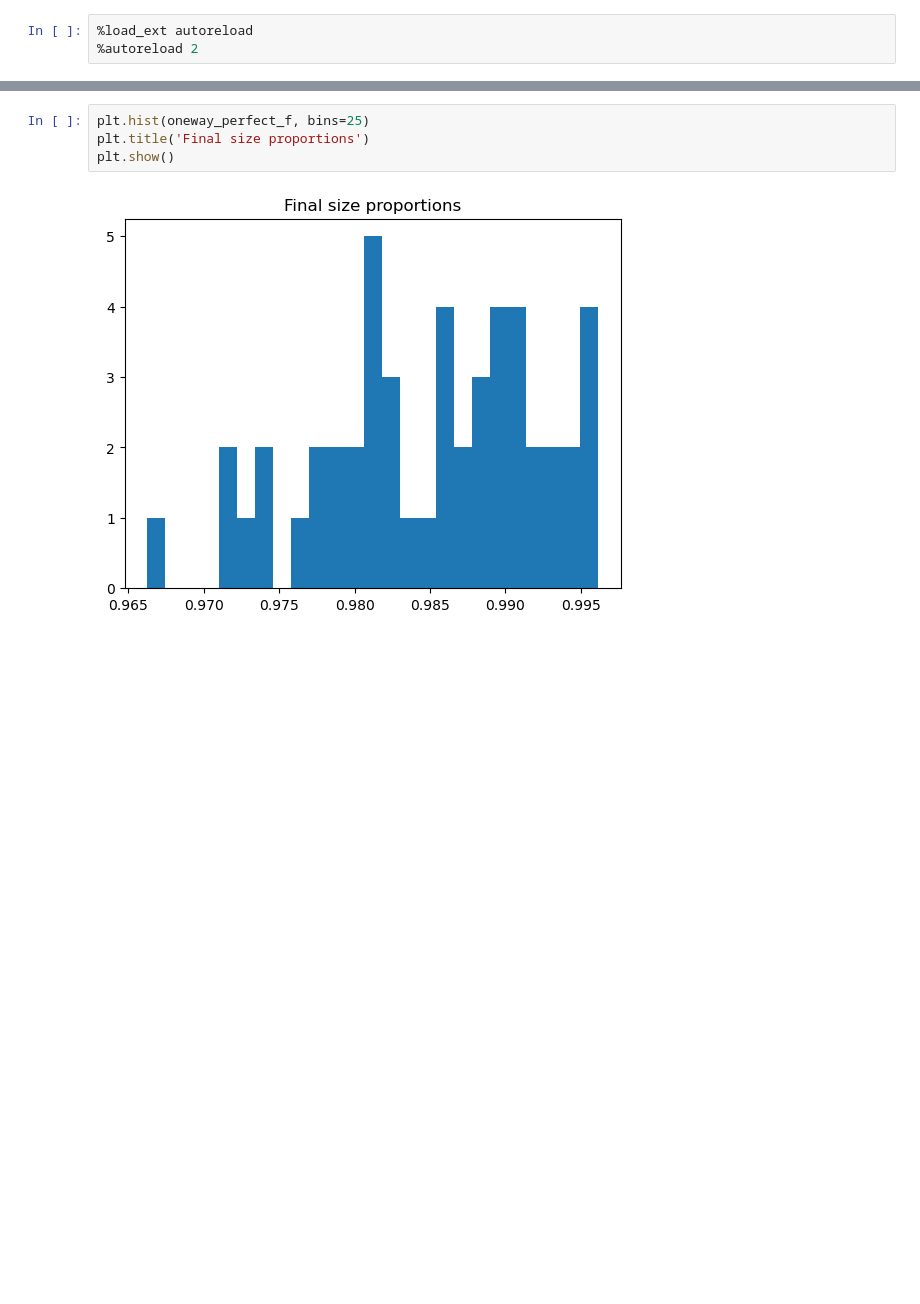
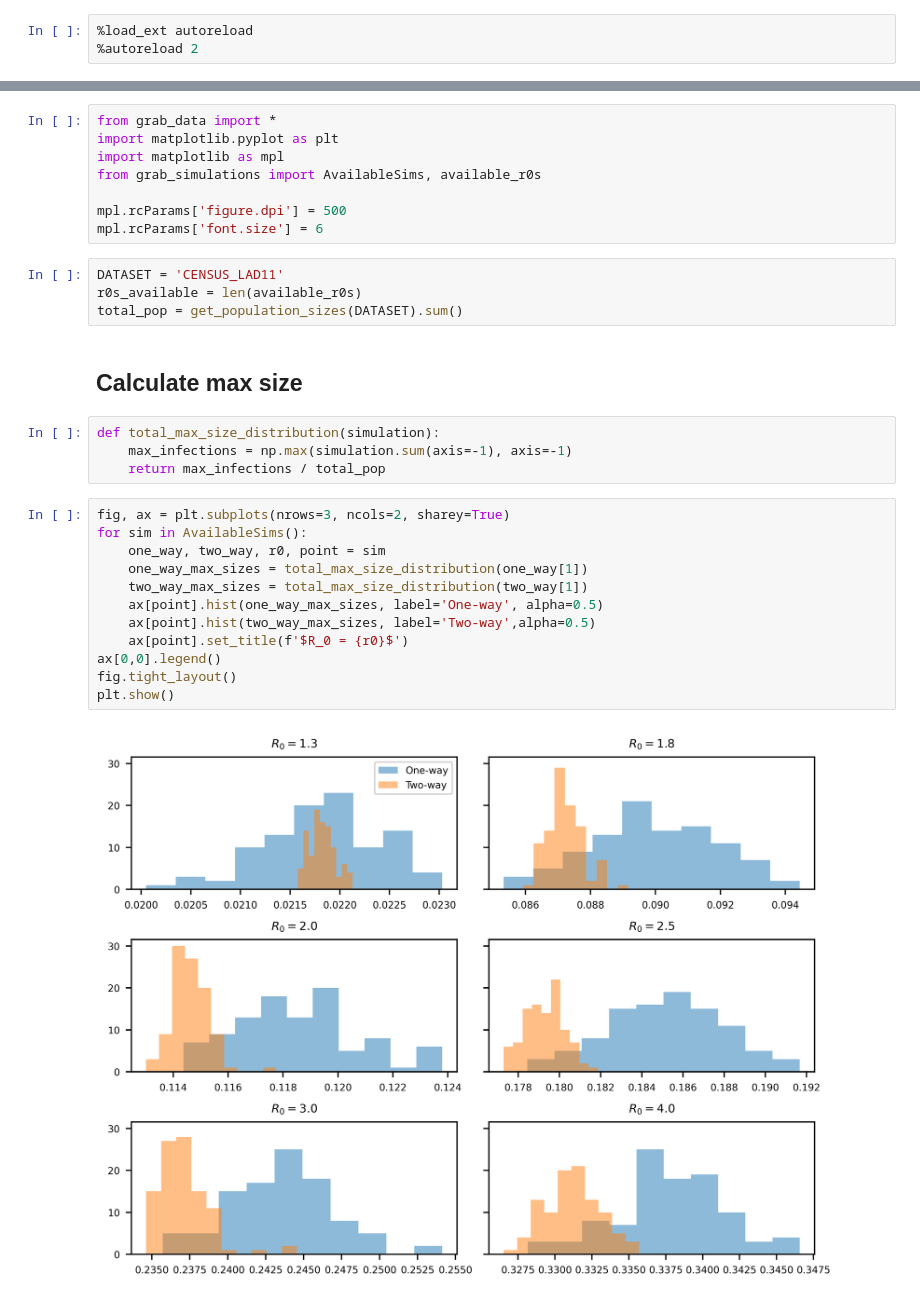
Before and after one commit to joel-winterton/CommutersAndEpidemics, a Jupyter notebook: distinguishability/04. peak_size_comparison.ipynb, the cells around one changed output, grey strips where cells are left out. Saved outputs shown, nothing was run; the diff lists cells and outputs as text; blank space fills up the shorter version.

Commit message:
feat: two-way simulations and results

```diff
--- a/distinguishability/04. peak_size_comparison.ipynb
+++ b/distinguishability/04. peak_size_comparison.ipynb
@@ -37,6 +6,32 @@ oneway_perfect_f = s[:, -1,...].sum(axis=(1,2))/total_pop
-# %%
-plt.hist(oneway_perfect_f, bins=25)
-plt.title('Final size proportions')
-plt.show()
-# %% [output]
-[figure, removed]
+# %%
+from grab_data import *
+import matplotlib.pyplot as plt
+import matplotlib as mpl
+from grab_simulations import AvailableSims, available_r0s
+
+mpl.rcParams['figure.dpi'] = 500
+mpl.rcParams['font.size'] = 6
+# %%
+DATASET = 'CENSUS_LAD11'
+r0s_available = len(available_r0s)
+total_pop = get_population_sizes(DATASET).sum()
+# %% [markdown]
+## Calculate max size
+# %%
+def total_max_size_distribution(simulation):
+    max_infections = np.max(simulation.sum(axis=-1), axis=-1)
+    return max_infections / total_pop
+# %%
+fig, ax = plt.subplots(nrows=3, ncols=2, sharey=True)
+for sim in AvailableSims():
+    one_way, two_way, r0, point = sim
+    one_way_max_sizes = total_max_size_distribution(one_way[1])
+    two_way_max_sizes = total_max_size_distribution(two_way[1])
+    ax[point].hist(one_way_max_sizes, label='One-way', alpha=0.5)
+    ax[point].hist(two_way_max_sizes, label='Two-way',alpha=0.5)
+    ax[point].set_title(f'$R_0 = {r0}$')
+ax[0,0].legend()
+fig.tight_layout()
+plt.show()
+# %% [output]
+[figure, added]
```
Also changed, not shown: parts of 5 cells of this notebook, 3 other files.
